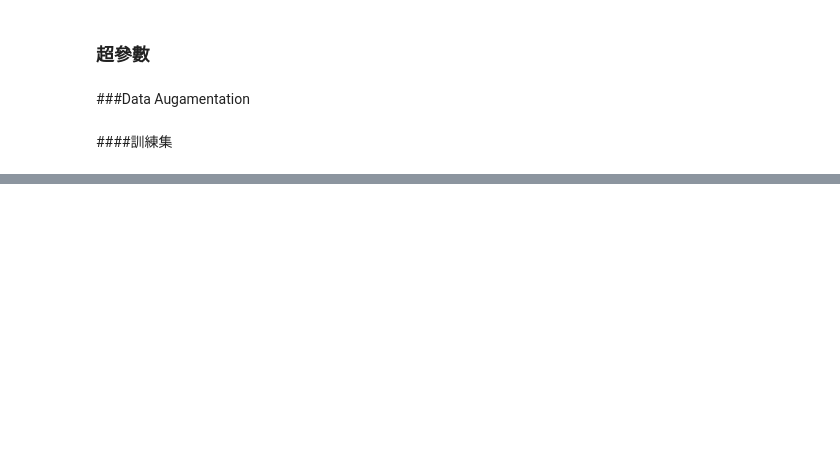
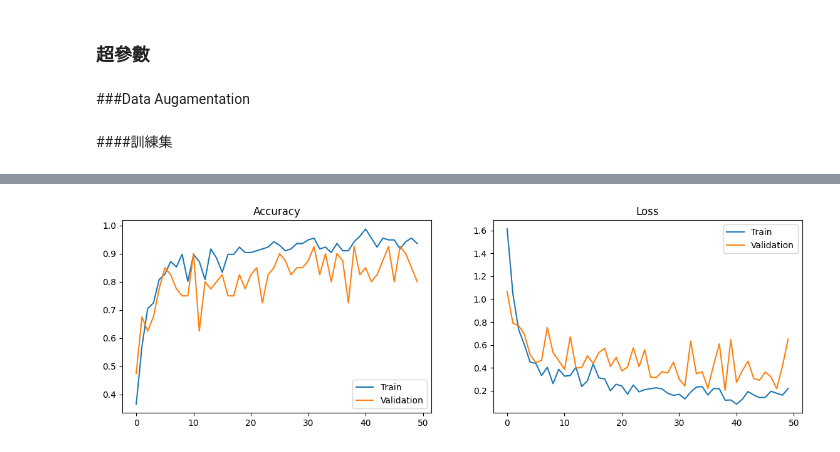
Before and after one commit to YannnLing/CHN_REC, a Jupyter notebook: Chinese_recog.ipynb, the cells around one changed output, grey strips where cells are left out. Cells and saved outputs as stored; diff of their text form; code cells hidden in the pictures; blank space fills up the shorter version.

```diff
--- a/Chinese_recog.ipynb
+++ b/Chinese_recog.ipynb
@@ -277,0 +293,11 @@ Found 164 images belonging to 4 classes.
+# %%
+CNN = Sequential( name = 'CNN_Model' )
+CNN.add( Conv2D( 5, kernel_size = (2,2), padding = 'same',
+                 input_shape = (Image_Size[0],Image_Size[1],3), name = 'Convolution' ) )
+CNN.add( MaxPooling2D( pool_size = (2,2), name = 'Pooling' ) )
+CNN.add( Flatten( name = 'Flatten' ) )
+CNN.add( Dropout( 0.5, name = 'Dropout_1' ) )
+CNN.add( Dense( 512, activation = 'relu', name = 'Dense' ) )
+CNN.add( Dropout( 0.5, name = 'Dropout_2' ) )
+CNN.add( Dense( Num_Classes, activation = 'softmax', name = 'Softmax' ) )
+CNN.summary()
@@ -277,0 +322,4 @@ Found 164 images belonging to 4 classes.
+# %%
+CNN.compile( optimizer = Adam(),
+             loss = 'categorical_crossentropy',
+             metrics = ['accuracy'] )
@@ -277,0 +328,6 @@ Found 164 images belonging to 4 classes.
+# %%
+History = CNN.fit( Train_Generator,
+                   steps_per_epoch = Train_Generator.samples//Batch_Size,
+                   validation_data = Val_Generator,
+                   validation_steps = Val_Generator.samples//Batch_Size,
+                   epochs = Epochs )
@@ -277,0 +352,23 @@ Found 164 images belonging to 4 classes.
+# %%
+Train_Accuracy = History.history['accuracy']
+Val_Accuracy = History.history['val_accuracy']
+Train_Loss = History.history['loss']
+Val_Loss = History.history['val_loss']
+epochs_range = range(Epochs)
+
+plt.figure( figsize=(14,4) )
+plt.subplot( 1,2,1 )
+plt.plot( range( len(Train_Accuracy) ), Train_Accuracy, label='Train' )
+plt.plot( range( len(Val_Accuracy) ), Val_Accuracy, label='Validation' )
+plt.legend( loc='lower right' )
+plt.title( 'Accuracy' )
+
+plt.subplot( 1,2,2 )
+plt.plot( range( len(Train_Loss) ), Train_Loss, label='Train' )
+plt.plot( range( len(Val_Loss) ), Val_Loss, label='Validation' )
+plt.legend( loc='upper right' )
+plt.title( 'Loss')
+
+plt.show()
+# %% [output]
+[figure, added]
```
Also changed, not shown: parts of 31 cells of this notebook.
